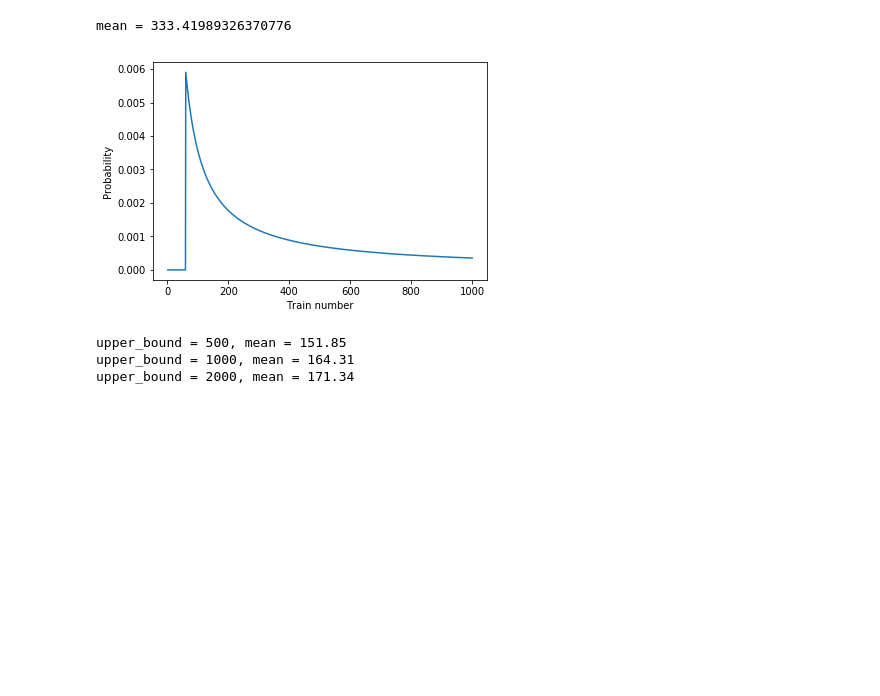
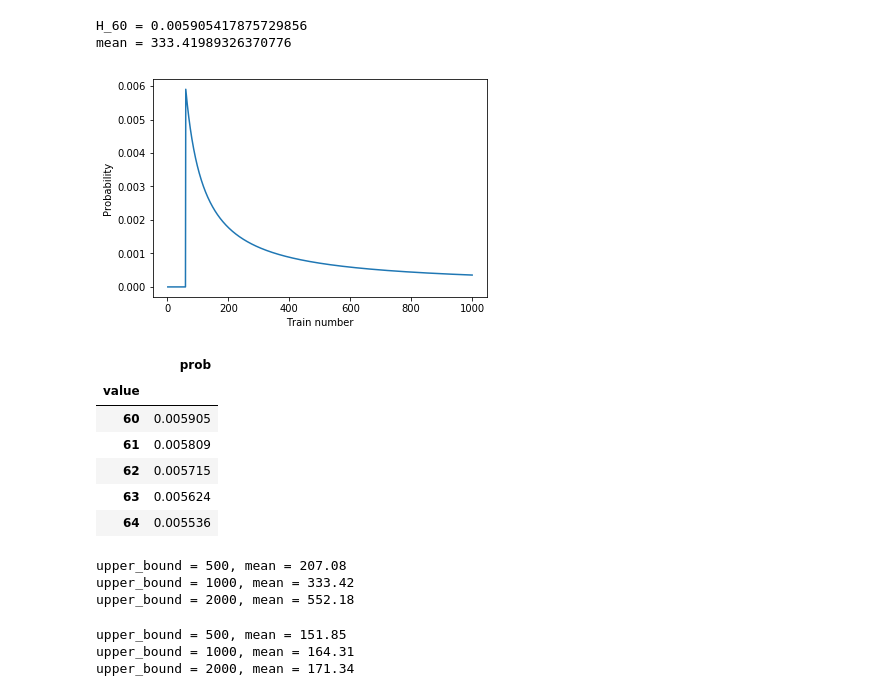
Before and after one commit to nex3z/think-bayes-playground, a Jupyter notebook: c3.ipynb, the cells around one changed output. Cells and saved outputs as stored; diff of their text form; code cells hidden in the pictures; blank space fills up the shorter version.

```diff
--- a/c3.ipynb
+++ b/c3.ipynb
@@ -25,11 +25,33 @@ dice.d.T
 hypos = range(1, 1001)
 train = Train(hypos)
 train.update(60)
+print("H_60 = {}".format(train.prob(60)) )
+print("mean = {}".format(train.mean()))
+
 train.plot()
-print("mean = {}".format(train.mean()))
 # %% [output]
+H_60 = 0.005905417875729856
 mean = 333.41989326370776
 [figure]
+# %%
+train.top(5)
+# %% [output]
+|  | prob |
+| value |  |
+| 60 | 0.005905 |
+| 61 | 0.005809 |
+| 62 | 0.005715 |
+| 63 | 0.005624 |
+| 64 | 0.005536 |
+# %%
+for upper_bound in [500, 1000, 2000]:
+    train = Train(range(1, upper_bound + 1))
+    train.update(60)
+    print("upper_bound = {}, mean = {:.2f}".format(upper_bound, train.mean()))
+# %% [output]
+upper_bound = 500, mean = 207.08
+upper_bound = 1000, mean = 333.42
+upper_bound = 2000, mean = 552.18
 # %%
 for upper_bound in [500, 1000, 2000]:
     train = Train(range(1, upper_bound + 1))
```
Also changed, not shown: parts of 6 cells of this notebook.
